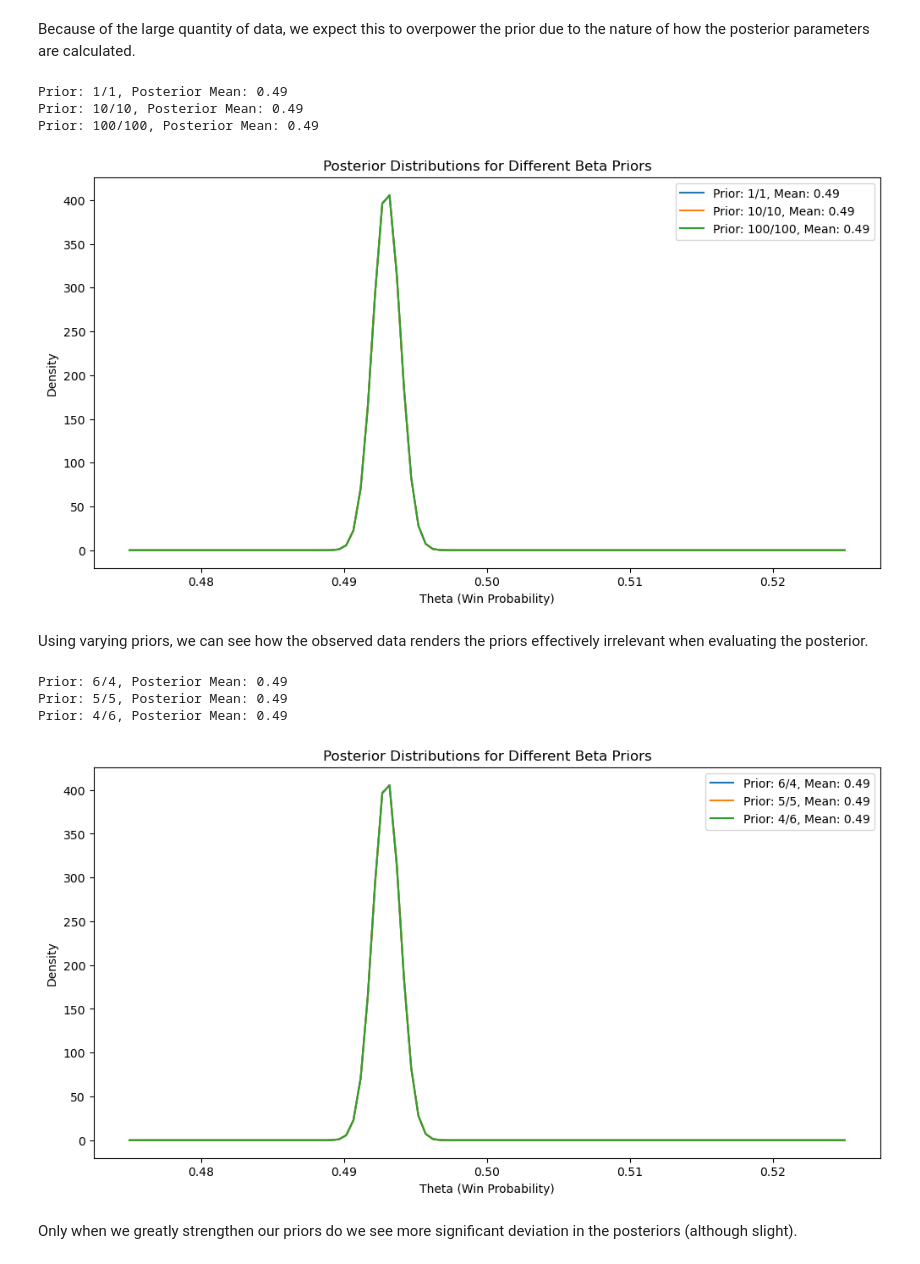
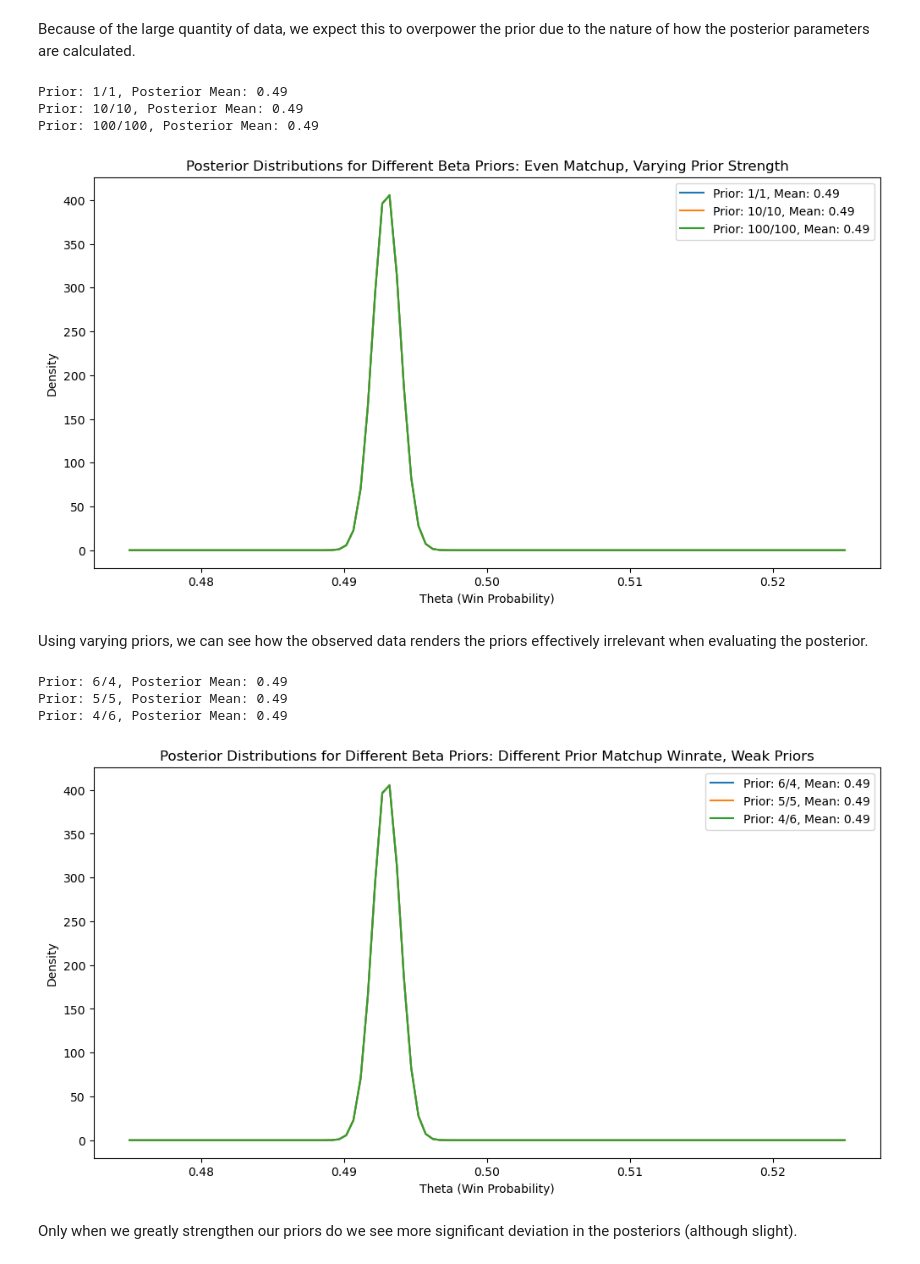
Before and after one commit to caseycapetola/ssbm-matchup-analysis, a Jupyter notebook: models/binomial_beta_model.ipynb, the cells around one changed output. Drawn from its saved outputs; the diff is of its cells as text; code cells hidden in the pictures.

```diff
--- a/models/binomial_beta_model.ipynb
+++ b/models/binomial_beta_model.ipynb
@@ -134,44 +130,46 @@ for alpha_prior, beta_prior in priors:
     x = np.linspace(0.475, 0.525, 100)
     y = post.pdf(x)
     plt.plot(x, y, label=f'Prior: {alpha_prior}/{beta_prior}, Mean: {mean:.2f}')
-plt.title('Posterior Distributions for Different Beta Priors')
+plt.title('Posterior Distributions for Different Beta Priors: Even Matchup, Varying Prior Strength')
 plt.xlabel('Theta (Win Probability)')
 plt.ylabel('Density')
 plt.legend()
+plt.savefig('../report/figures/posterior_beta_priors_varying_strength.png')
 plt.show()
 # %% [output]
 Prior: 1/1, Posterior Mean: 0.49
 Prior: 10/10, Posterior Mean: 0.49
 Prior: 100/100, Posterior Mean: 0.49
-[figure, old version]
+[figure, new version]
 # %% [markdown]
 Using varying priors, we can see how the observed data renders the priors effectively irrelevant when evaluating the posterior.
 # %%
 # Assume we have three beta priors: 60/40, 50/50, and 40/60
 priors = [(6, 4), (5, 5), (4, 6)]
 
 # Plot posterior distributions for each prior
 theta_vals = np.linspace(0, 1, 100)
 plt.figure(figsize=(12, 6))
 for alpha_prior, beta_prior in priors:
     post_alpha = alpha_prior + x_obs
     post_beta = beta_prior + n_obs - x_obs
     post = sc.beta(a=post_alpha, b=post_beta)
     mean = post.mean()
     print(f"Prior: {alpha_prior}/{beta_prior}, Posterior Mean: {mean:.2f}")
     x = np.linspace(0.475, 0.525, 100)
     y = post.pdf(x)
     plt.plot(x, y, label=f'Prior: {alpha_prior}/{beta_prior}, Mean: {mean:.2f}')
-plt.title('Posterior Distributions for Different Beta Priors')
+plt.title('Posterior Distributions for Different Beta Priors: Different Prior Matchup Winrate, Weak Priors')
 plt.xlabel('Theta (Win Probability)')
 plt.ylabel('Density')
 plt.legend()
+plt.savefig('../report/figures/posterior_beta_priors_varying_matchup_winrate.png')
 plt.show()
 # %% [output]
 Prior: 6/4, Posterior Mean: 0.49
 Prior: 5/5, Posterior Mean: 0.49
 Prior: 4/6, Posterior Mean: 0.49
-[figure, old version]
+[figure, new version]
 # %% [markdown]
 Only when we greatly strengthen our priors do we see more significant deviation in the posteriors (although slight).
 # %%
```
Also changed, not shown: parts of 4 cells of this notebook, 5 other files.
